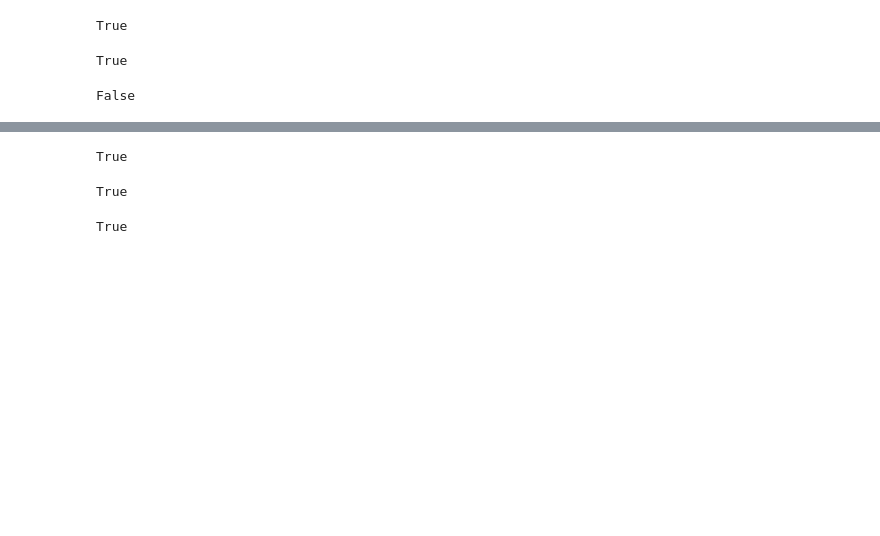
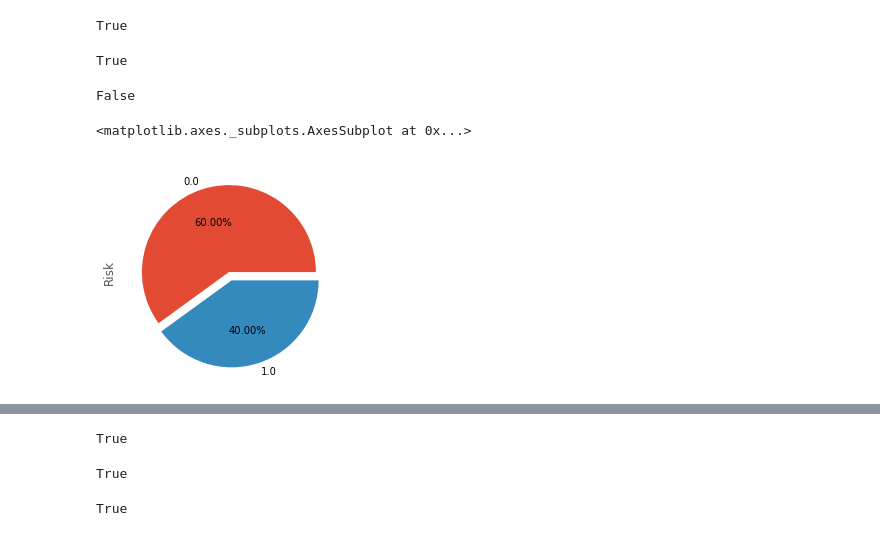
Before and after one commit to nahidosen/1821168042_CSE445_Spring21, a Jupyter notebook: Classification_Task/Classification_Task_Audit_Task.ipynb, the cells around one changed output, grey strips where cells are left out. Cells and saved outputs as stored; diff of their text form; code cells hidden in the pictures; blank space fills up the shorter version.

Commit message:
just added a few graphs

```diff
--- a/Classification_Task/Classification_Task_Audit_Task.ipynb
+++ b/Classification_Task/Classification_Task_Audit_Task.ipynb
@@ -454,3 +458,8 @@ True
 df_audit_risk_3['Risk'].equals(df_trial_3['Risk'])
 # %% [output]
 False
+# %%
+df_audit_risk_3['Risk'].value_counts().plot.pie(explode=[0,0.1],autopct='%.2f%%')
+# %% [output]
+<matplotlib.axes._subplots.AxesSubplot at 0x...>
+[figure, added]
```
Also changed, not shown: parts of 9 cells of this notebook.
